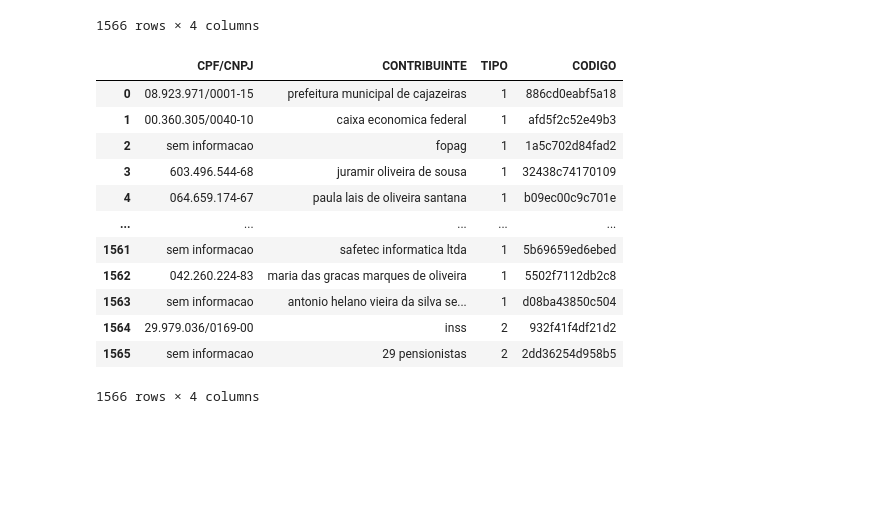
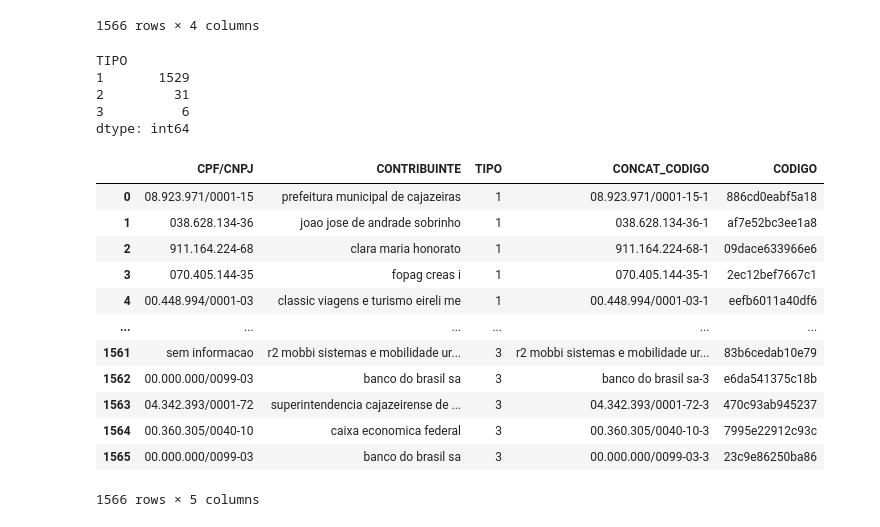
Before and after one commit to AllysonAbreu/dw_contas_publicas_2022, a Jupyter notebook: TCC2/dados/03_dados_carga/tratamento_receitas_carga.ipynb, the cells around one changed output. Saved outputs shown, nothing was run; the diff lists cells and outputs as text; code cells hidden in the pictures; blank space fills up the shorter version.

```diff
--- a/TCC2/dados/03_dados_carga/carga_dim_contribuinte.ipynb
+++ b/TCC2/dados/03_dados_carga/tratamento_receitas_carga.ipynb
@@ -521,24 +533,32 @@ df_contribuinte_merged
 | 1564 | 29.979.036/0169-00 | inss | 2 | inss-2 |
 | 1565 | sem informacao | 29 pensionistas | 2 | 29 pensionistas-2 |
 1566 rows × 4 columns
+# %%
+df_contribuinte_merged[['TIPO']].value_counts()
+# %% [output]
+TIPO
+1       1529
+2         31
+3          6
+dtype: int64
 # %%
 df_contribuinte_merged = gerar_codigo_unico(df_contribuinte_merged,'CONCAT_CODIGO')
-df_contribuinte_merged.drop(['CONCAT_CODIGO'], axis=1, inplace=True)
-df_contribuinte_merged
+df_contribuinte_merged.sort_values(['TIPO'], ascending=True, inplace=True)
+df_contribuinte_merged.reset_index(drop=True)
 # %% [output]
-|  | CPF/CNPJ | CONTRIBUINTE | TIPO | CODIGO |
-| 0 | 08.923.971/0001-15 | prefeitura municipal de cajazeiras | 1 | 886cd0eabf5a18 |
-| 1 | 00.360.305/0040-10 | caixa economica federal | 1 | afd5f2c52e49b3 |
-| 2 | sem informacao | fopag | 1 | 1a5c702d84fad2 |
-| 3 | 603.496.544-68 | juramir oliveira de sousa | 1 | 32438c74170109 |
-| 4 | 064.659.174-67 | paula lais de oliveira santana | 1 | b09ec00c9c701e |
-| ... | ... | ... | ... | ... |
-| 1561 | sem informacao | safetec informatica ltda | 1 | 5b69659ed6ebed |
-| 1562 | 042.260.224-83 | maria das gracas marques de oliveira | 1 | 5502f7112db2c8 |
-| 1563 | sem informacao | antonio helano vieira da silva se... | 1 | d08ba43850c504 |
-| 1564 | 29.979.036/0169-00 | inss | 2 | 932f41f4df21d2 |
-| 1565 | sem informacao | 29 pensionistas | 2 | 2dd36254d958b5 |
+|  | CPF/CNPJ | CONTRIBUINTE | TIPO | CONCAT_CODIGO | CODIGO |
+| 0 | 08.923.971/0001-15 | prefeitura municipal de cajazeiras | 1 | 08.923.971/0001-15-1 | 886cd0eabf5a18 |
+| 1 | 038.628.134-36 | joao jose de andrade sobrinho | 1 | 038.628.134-36-1 | af7e52bc3ee1a8 |
+| 2 | 911.164.224-68 | clara maria honorato | 1 | 911.164.224-68-1 | 09dace633966e6 |
+| 3 | 070.405.144-35 | fopag creas i | 1 | 070.405.144-35-1 | 2ec12bef7667c1 |
+| 4 | 00.448.994/0001-03 | classic viagens e turismo eireli me | 1 | 00.448.994/0001-03-1 | eefb6011a40df6 |
+| ... | ... | ... | ... | ... | ... |
+| 1561 | sem informacao | r2 mobbi sistemas e mobilidade ur... | 3 | r2 mobbi sistemas e mobilidade ur... | 83b6cedab10e79 |
+| 1562 | 00.000.000/0099-03 | banco do brasil sa | 3 | banco do brasil sa-3 | e6da541375c18b |
+| 1563 | 04.342.393/0001-72 | superintendencia cajazeirense de ... | 3 | 04.342.393/0001-72-3 | 470c93ab945237 |
+| 1564 | 00.360.305/0040-10 | caixa economica federal | 3 | 00.360.305/0040-10-3 | 7995e22912c93c |
+| 1565 | 00.000.000/0099-03 | banco do brasil sa | 3 | 00.000.000/0099-03-3 | 23c9e86250ba86 |
-1566 rows × 4 columns
+1566 rows × 5 columns
 # %%
 def remove_espacos_duplos(df):
     # copia o DataFrame original
```
Also changed, not shown: parts of 12 cells of this notebook, 14 other files.
